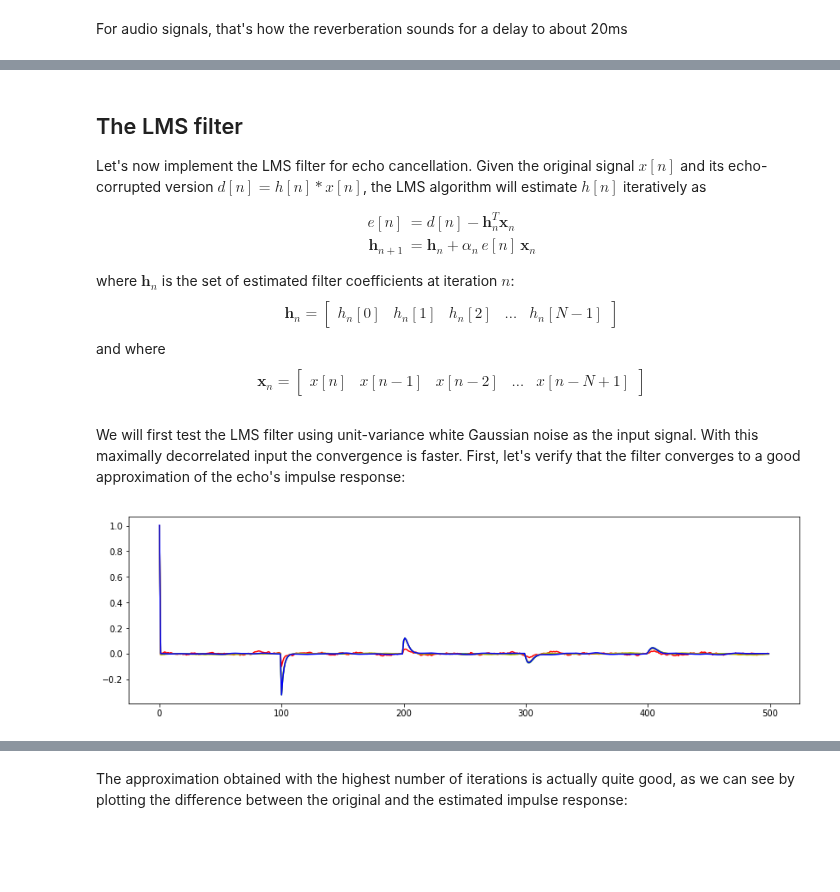
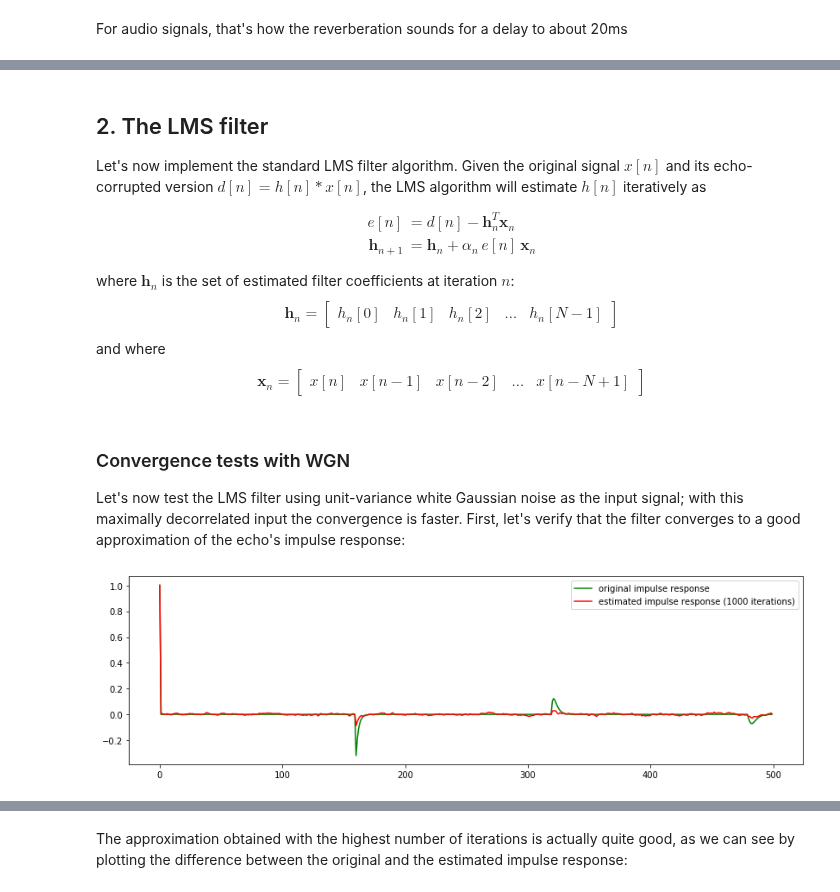
Before and after one commit to prandoni/COM303, a Jupyter notebook: EchoCancellation/EchoCancellation.ipynb, the cells around one changed output, grey strips where cells are left out. Drawn from its saved outputs; the diff is of its cells as text; code cells hidden in the pictures; blank space fills up the shorter version.

```diff
--- a/EchoCancellation/EchoCancellation.ipynb
+++ b/EchoCancellation/EchoCancellation.ipynb
@@ -77,9 +80,9 @@ IPython.display.Audio(np.r_[es, es - s], rate=Fs)
 # %% [output]
 [interactive output not drawn]
 # %% [markdown]
-## The LMS filter
+## 2. The LMS filter
 
-Let's now implement the LMS filter for echo cancellation. Given the original signal $x[n]$ and its echo-corrupted version $d[n] = h[n] \ast x[n]$, the LMS algorithm will estimate $h[n]$ iteratively as
+Let's now implement the standard LMS filter algorithm. Given the original signal $x[n]$ and its echo-corrupted version $d[n] = h[n] \ast x[n]$, the LMS algorithm will estimate $h[n]$ iteratively as
 
 \begin{align}
   e[n] &= d[n] - \mathbf{h}_{n}^{T} \mathbf{x}_n \\
@@ -108,26 +112,5 @@ def lms(x, d, N, a=0.001):
     return h, e[N:]
 # %% [markdown]
-We will first test the LMS filter using unit-variance white Gaussian noise as the input signal. With this maximally decorrelated input the convergence is faster. First, let's verify that the filter converges to a good approximation of the echo's impulse response:
+### Convergence tests with WGN
+
+Let's now test the LMS filter using unit-variance white Gaussian noise as the input signal; with this maximally decorrelated input the convergence is faster. First, let's verify that the filter converges to a good approximation of the echo's impulse response:
-# %%
-# echo delay
-delay = 100
-
-# LMS parameters
-taps = 500
-step_size = 0.0008
-
-# this function generates runs the LMS adaptation on a signal of length L and returns the filter's coefficients
-def test_lms(L):
-    # the input signal
-    ns = np.random.randn(L)
-    return lms(ns, echo(ns, delay), taps, step_size)[0]
-
-h = echo(taps, delay)
-# precision increases with length of the adaptation
-plt.plot(h, 'g'); # original impulse response (green)
-plt.plot(test_lms(1000), 'r');
-plt.plot(test_lms(5000), 'y');
-best = test_lms(10000)
-plt.plot(best, 'b');
-# %% [output]
-[figure, removed]
@@ -133,0 +134,4 @@ plt.plot(best, 'b');
+# %%
+plot_lms_test(1000);
+# %% [output]
+[figure, added]
```
Also changed, not shown: parts of 34 cells of this notebook, 3 other files.
